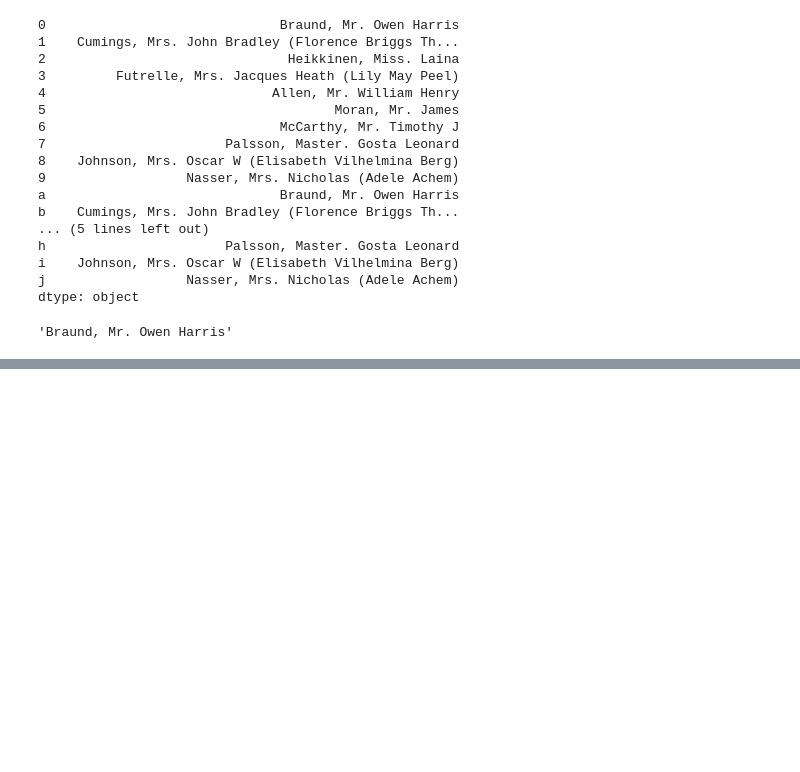
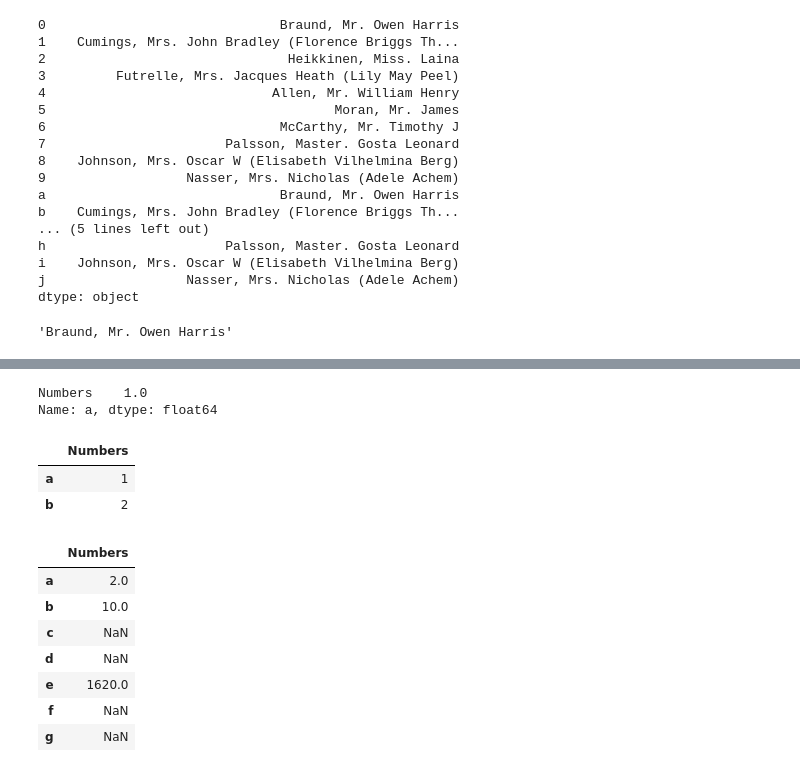
Before and after one commit to akhileshdutt/DataScience_learning, a Jupyter notebook: Libraries/Pandas/Pandas_Advance.ipynb, the cells around one changed output, grey strips where cells are left out. Drawn from its saved outputs; the diff is of its cells as text; code cells hidden in the pictures; blank space fills up the shorter version.

```diff
--- a/Libraries/Pandas/Pandas_Advance.ipynb
+++ b/Libraries/Pandas/Pandas_Advance.ipynb
@@ -565,0 +573,9 @@ KeyError: 0
+# %%
+s2.loc["a"]
+# %% [output]
+Numbers    1.0
+Name: a, dtype: float64
+# %%
+s3 = pd.DataFrame(data=[1,2,3,4,5],columns=["Numbers"],index=['a','b','c','d','e'])
+##you cannot give less no of indexes as compared to the no of data
+## s3 = pd.Series(data=[1,2,3,4,5],name="Numbers",index=['a','b','c','d','e'])
@@ -565,0 +586,19 @@ KeyError: 0
+# %%
+s4
+# %% [output]
+|  | Numbers |
+| a | 1 |
+| b | 2 |
+# %%
+s4=pd.DataFrame(data=[2,5,90,324,4],columns=["Numbers"],index=['a','b','f','e','g'])
+# %%
+s3*s4
+# %% [output]
+|  | Numbers |
+| a | 2.0 |
+| b | 10.0 |
+| c | NaN |
+| d | NaN |
+| e | 1620.0 |
+| f | NaN |
+| g | NaN |
```
Also changed, not shown: parts of 5 cells of this notebook.
